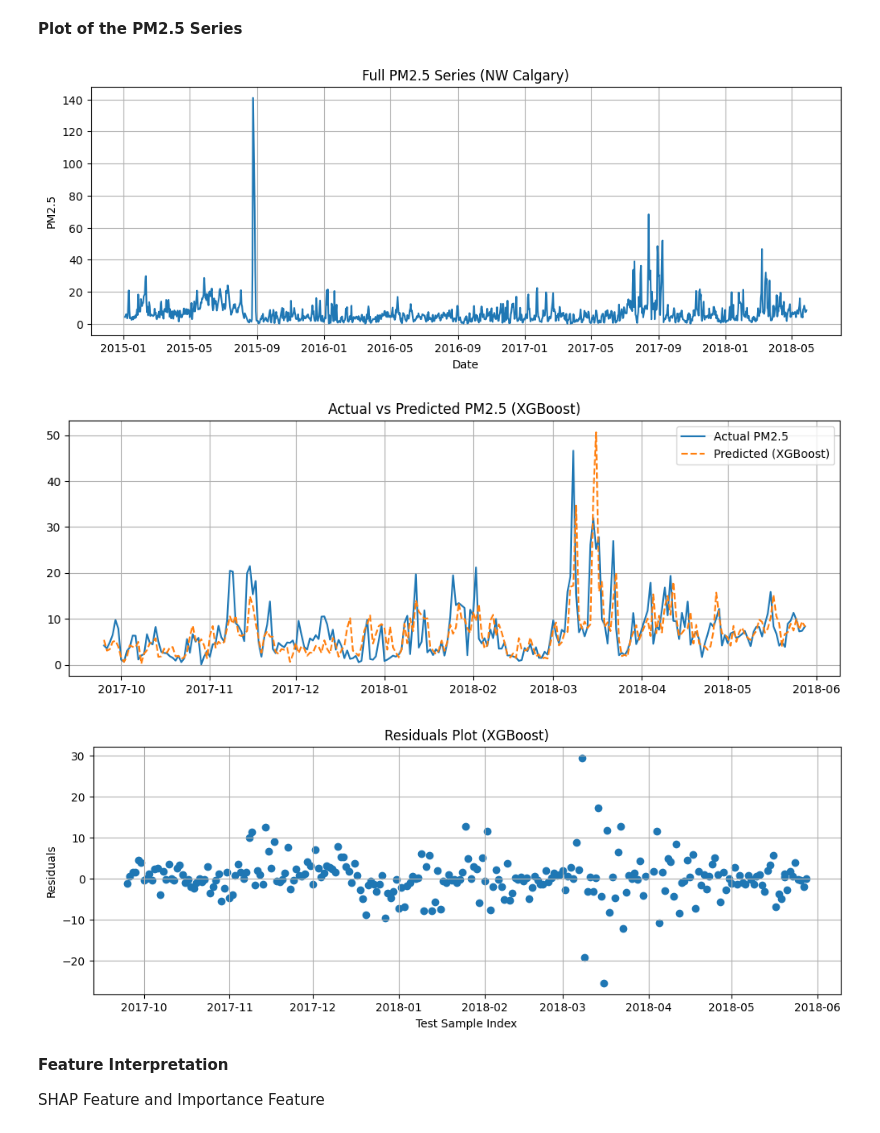
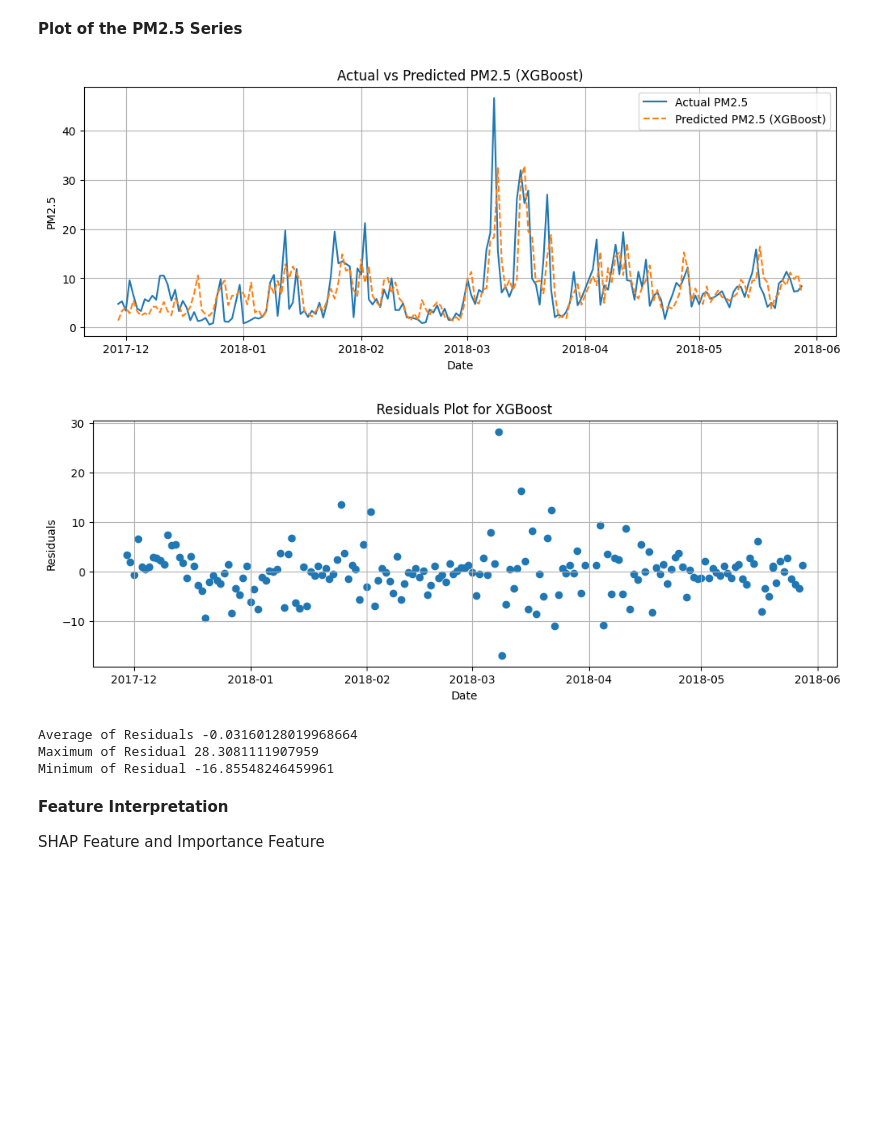
Before and after one commit to karafitzgerald/ENGG680_2025_Fall, a Jupyter notebook: Project_workbook/ENGG_680_Final_Project-2.ipynb, the cells around one changed output. Cells and saved outputs as stored; diff of their text form; code cells hidden in the pictures; blank space fills up the shorter version.

```diff
--- a/Project_workbook/ENGG_680_Final_Project-2.ipynb
+++ b/Project_workbook/ENGG_680_Final_Project-2.ipynb
@@ -316,40 +351,46 @@ MAE for Days without Wildfire: 3.242 ug/m3
 # %% [markdown]
 **Plot of the PM2.5 Series**
 # %%
-#Plot of the full PM2.5 Time Series
+
+last_fold_date = df["date"].iloc[val_idx]
+
+#Plot of the Actual Versus Predicted PM2.5
 plt.figure(figsize=(12,4))
-plt.plot(df["date"], df["PM2.5"])
-plt.title("Full PM2.5 Series (NW Calgary)")
+plt.plot(last_fold_date, y_test.values, label = "Actual PM2.5")
+#y_test.values uses the actual PM2.5 values
+#last_fold_date aligns the prediction dates
+plt.plot(last_fold_date, xgb_preds, "--", label = "Predicted PM2.5 (XGBoost)")
+plt.title("Actual vs Predicted PM2.5 (XGBoost)")
 plt.xlabel("Date")
 plt.ylabel("PM2.5")
+plt.legend()
 plt.grid(True)
 plt.show()
-
-
-#Plot of the Actual versus Predicted AQI Values
-plt.figure(figsize=(12,4))
-plt.plot(df["date"].iloc[split_xgb:], y_test.values, label="Actual PM2.5")
-plt.plot(df["date"].iloc[split_xgb:], xgb_preds, "--", label="Predicted (XGBoost)")
-plt.legend()
-plt.title("Actual vs Predicted PM2.5 (XGBoost)")
-plt.grid(True)
-plt.show()
 # %% [output]
-[figure, old version]
+[figure, new version]
-[figure, removed]
 # %%
 #residuals = actual - predicted
-residuals_xgb = y_test - xgb_preds
+residuals_xgb = y_test.values - xgb_preds
+last_fold_date = df["date"].iloc[val_idx]
 
 plt.figure(figsize=(12,4))
-plt.scatter(df["date"].iloc[split_xgb:], residuals_xgb)
-plt.xlabel("Test Sample Index")
+plt.scatter(last_fold_date, residuals_xgb, label="Residual")
+plt.xlabel("Date")
 plt.ylabel("Residuals")
-plt.title("Residuals Plot (XGBoost)")
+plt.title("Residuals Plot for XGBoost")
 plt.grid(True)
+
 plt.show()
+
+
+print("Average of Residuals", np.mean(residuals_xgb))
+print("Maximum of Residual", np.max(residuals_xgb))
+print("Minimum of Residual", np.min(residuals_xgb))
 # %% [output]
-[figure, old version]
+[figure, new version]
+Average of Residuals -0.03160128019968664
+Maximum of Residual 28.3081111907959
+Minimum of Residual -16.85548246459961
 # %% [markdown]
 **Feature Interpretation**
 
```
Also changed, not shown: parts of 24 cells of this notebook, 2 other files.
